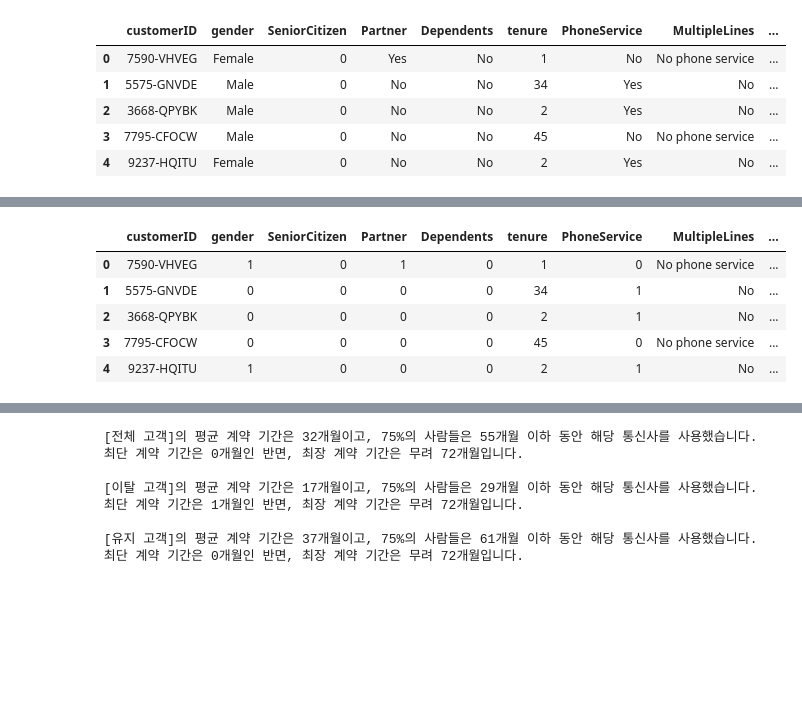
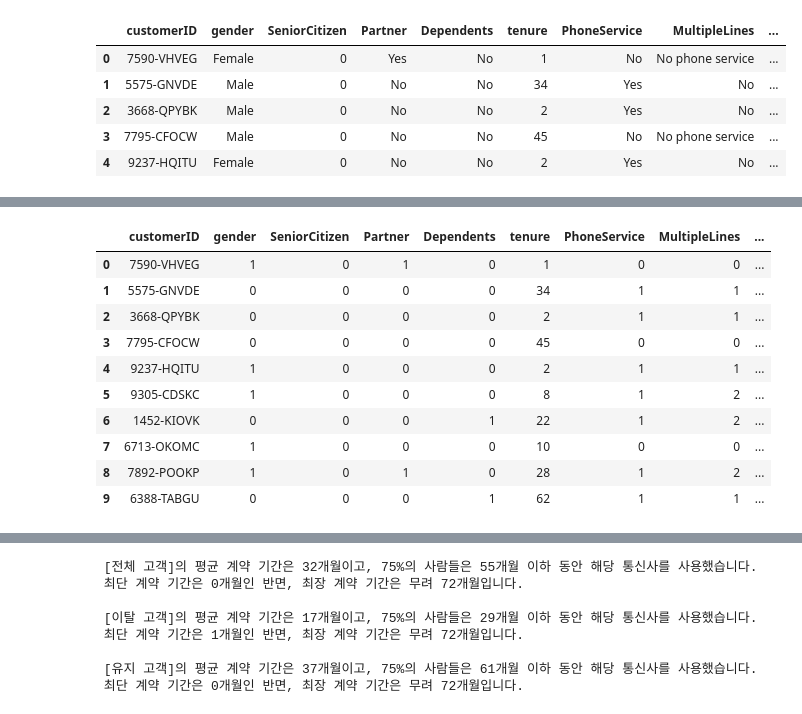
Before and after one commit to h33sun/Lets-EDA, a Jupyter notebook: Telecom _Churn_prediction.ipynb, the cells around one changed output, grey strips where cells are left out. Cells and saved outputs as stored; diff of their text form; code cells hidden in the pictures; blank space fills up the shorter version.

```diff
--- a/Telecom _Churn_prediction.ipynb
+++ b/Telecom _Churn_prediction.ipynb
@@ -72,19 +76,30 @@ churn.head()
 # %%
 # Yes, NO ONE HOT
 data = churn.copy()
 columns = data.columns.values
 y_n_columns = columns[[3,4,6,9,10,11,12,13,14,16,20]]
 y_n_columns
 
 for i in y_n_columns:
     data[i] = data[i].apply(lambda x: 0 if x == 'No' else 1)
 
 data['gender'] = data['gender'].apply(lambda x: 0 if x == 'Male' else 1)
-data.head()
+data['Contract'] = data['Contract'].apply(lambda x: 0 if x == 'Month-to-month' else 1)
+data['PaymentMethod'] = data['PaymentMethod'].apply(lambda x: 0 if x in ['Electronic check',' Mailed check'] else 1)
+data['MultipleLines'] = data['MultipleLines'].apply(lambda x: 0 if x == 'No phone service' else 1 if x == 'No' else 2)
+data['InternetService'] = data['InternetService'].apply(lambda x:1 if  x == 'DSL' else 2 if x == 'Fiber optic' else 0)
+
+
+data.head(10)
 # %% [output]
 |  | customerID | gender | SeniorCitizen | Partner | Dependents | tenure | PhoneService | MultipleLines | ... |
-| 0 | 7590-VHVEG | 1 | 0 | 1 | 0 | 1 | 0 | No phone service | ... |
-| 1 | 5575-GNVDE | 0 | 0 | 0 | 0 | 34 | 1 | No | ... |
-| 2 | 3668-QPYBK | 0 | 0 | 0 | 0 | 2 | 1 | No | ... |
-| 3 | 7795-CFOCW | 0 | 0 | 0 | 0 | 45 | 0 | No phone service | ... |
-| 4 | 9237-HQITU | 1 | 0 | 0 | 0 | 2 | 1 | No | ... |
+| 0 | 7590-VHVEG | 1 | 0 | 1 | 0 | 1 | 0 | 0 | ... |
+| 1 | 5575-GNVDE | 0 | 0 | 0 | 0 | 34 | 1 | 1 | ... |
+| 2 | 3668-QPYBK | 0 | 0 | 0 | 0 | 2 | 1 | 1 | ... |
+| 3 | 7795-CFOCW | 0 | 0 | 0 | 0 | 45 | 0 | 0 | ... |
+| 4 | 9237-HQITU | 1 | 0 | 0 | 0 | 2 | 1 | 1 | ... |
+| 5 | 9305-CDSKC | 1 | 0 | 0 | 0 | 8 | 1 | 2 | ... |
+| 6 | 1452-KIOVK | 0 | 0 | 0 | 1 | 22 | 1 | 2 | ... |
+| 7 | 6713-OKOMC | 1 | 0 | 0 | 0 | 10 | 0 | 0 | ... |
+| 8 | 7892-POOKP | 1 | 0 | 1 | 0 | 28 | 1 | 2 | ... |
+| 9 | 6388-TABGU | 0 | 0 | 0 | 1 | 62 | 1 | 1 | ... |
```
Also changed, not shown: parts of 87 cells of this notebook.
